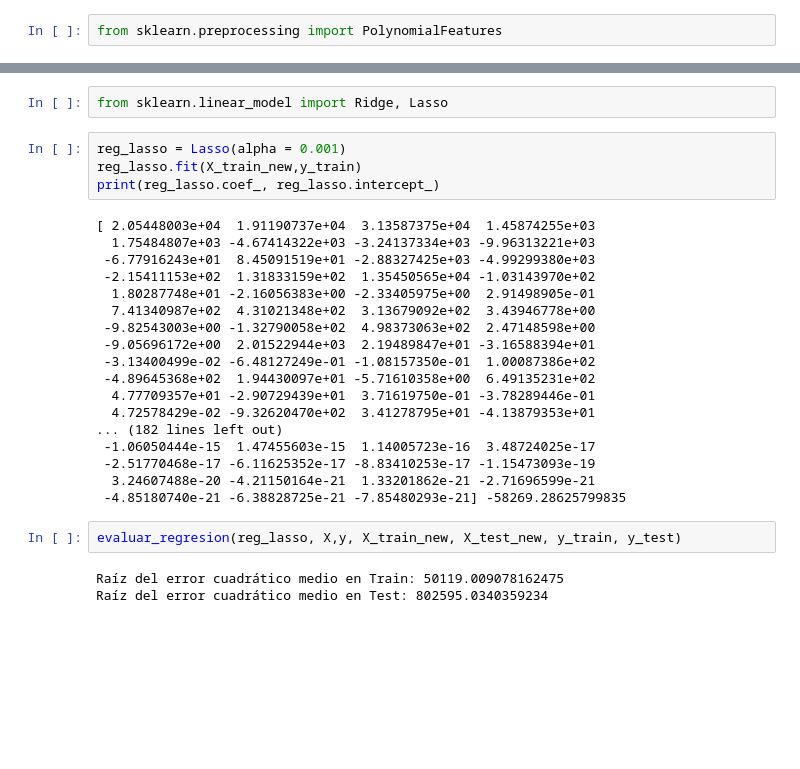
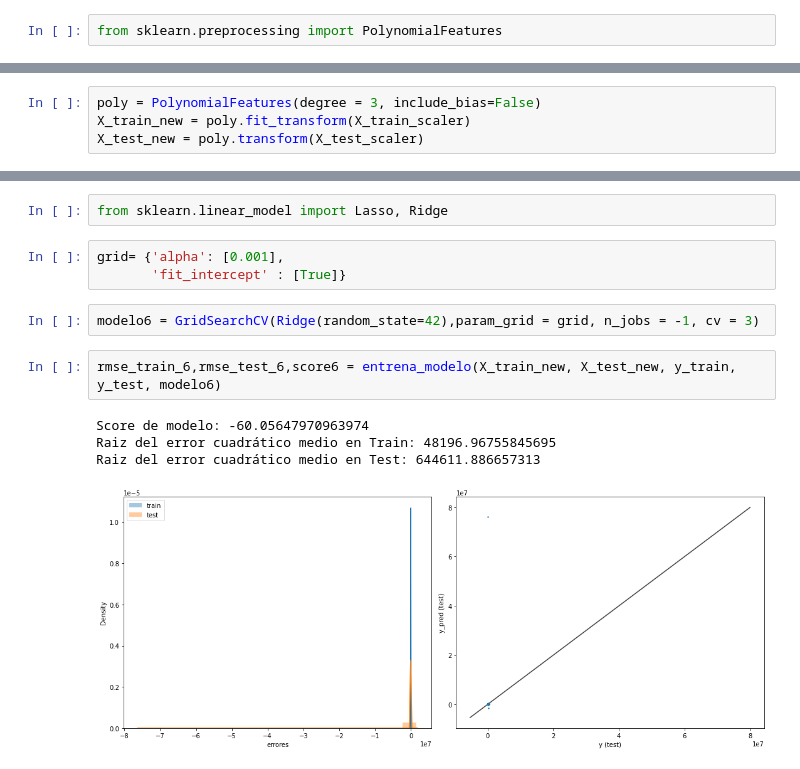
Before and after one commit to juliadiaz05/proyecto-dos-acamica, a Jupyter notebook: Proyecto 2 - Julia Díaz.ipynb, the cells around one changed output, grey strips where cells are left out. Saved outputs shown, nothing was run; the diff lists cells and outputs as text; blank space fills up the shorter version.

```diff
--- a/Proyecto 2 - Julia Díaz.ipynb
+++ b/Proyecto 2 - Julia Díaz.ipynb
@@ -446,0 +431,4 @@ Raíz del error cuadrático medio en Test: 49114934730.39845
+# %%
+poly = PolynomialFeatures(degree = 3, include_bias=False)
+X_train_new = poly.fit_transform(X_train_scaler)
+X_test_new = poly.transform(X_test_scaler)
@@ -447,29 +451,14 @@ Raíz del error cuadrático medio en Test: 49114934730.39845
 # %%
-from sklearn.linear_model import Ridge, Lasso
+from sklearn.linear_model import Lasso, Ridge
-# %%
-reg_lasso = Lasso(alpha = 0.001)
-reg_lasso.fit(X_train_new,y_train)
-print(reg_lasso.coef_, reg_lasso.intercept_)
-# %% [output]
-[ 2.05448003e+04  1.91190737e+04  3.13587375e+04  1.45874255e+03
-  1.75484807e+03 -4.67414322e+03 -3.24137334e+03 -9.96313221e+03
- -6.77916243e+01  8.45091519e+01 -2.88327425e+03 -4.99299380e+03
- -2.15411153e+02  1.31833159e+02  1.35450565e+04 -1.03143970e+02
-  1.80287748e+01 -2.16056383e+00 -2.33405975e+00  2.91498905e-01
-  7.41340987e+02  4.31021348e+02  3.13679092e+02  3.43946778e+00
- -9.82543003e+00 -1.32790058e+02  4.98373063e+02  2.47148598e+00
- -9.05696172e+00  2.01522944e+03  2.19489847e+01 -3.16588394e+01
- -3.13400499e-02 -6.48127249e-01 -1.08157350e-01  1.00087386e+02
- -4.89645368e+02  1.94430097e+01 -5.71610358e+00  6.49135231e+02
-  4.77709357e+01 -2.90729439e+01  3.71619750e-01 -3.78289446e-01
-  4.72578429e-02 -9.32620470e+02  3.41278795e+01 -4.13879353e+01
-... (182 lines left out)
- -1.06050444e-15  1.47455603e-15  1.14005723e-16  3.48724025e-17
- -2.51770468e-17 -6.11625352e-17 -8.83410253e-17 -1.15473093e-19
-  3.24607488e-20 -4.21150164e-21  1.33201862e-21 -2.71696599e-21
- -4.85180740e-21 -6.38828725e-21 -7.85480293e-21] -58269.28625799835
+# %%
+grid= {'alpha': [0.001],
+       'fit_intercept' : [True]}
+# %%
+modelo6 = GridSearchCV(Ridge(random_state=42),param_grid = grid, n_jobs = -1, cv = 3)
 # %%
-evaluar_regresion(reg_lasso, X,y, X_train_new, X_test_new, y_train, y_test)
+rmse_train_6,rmse_test_6,score6 = entrena_modelo(X_train_new, X_test_new, y_train, y_test, modelo6)
 # %% [output]
-Raíz del error cuadrático medio en Train: 50119.009078162475
-Raíz del error cuadrático medio en Test: 802595.0340359234
+Score de modelo: -60.05647970963974
+Raiz del error cuadrático medio en Train: 48196.96755845695
+Raiz del error cuadrático medio en Test: 644611.886657313
+[figure, added]
```
Also changed, not shown: parts of 49 cells of this notebook.
